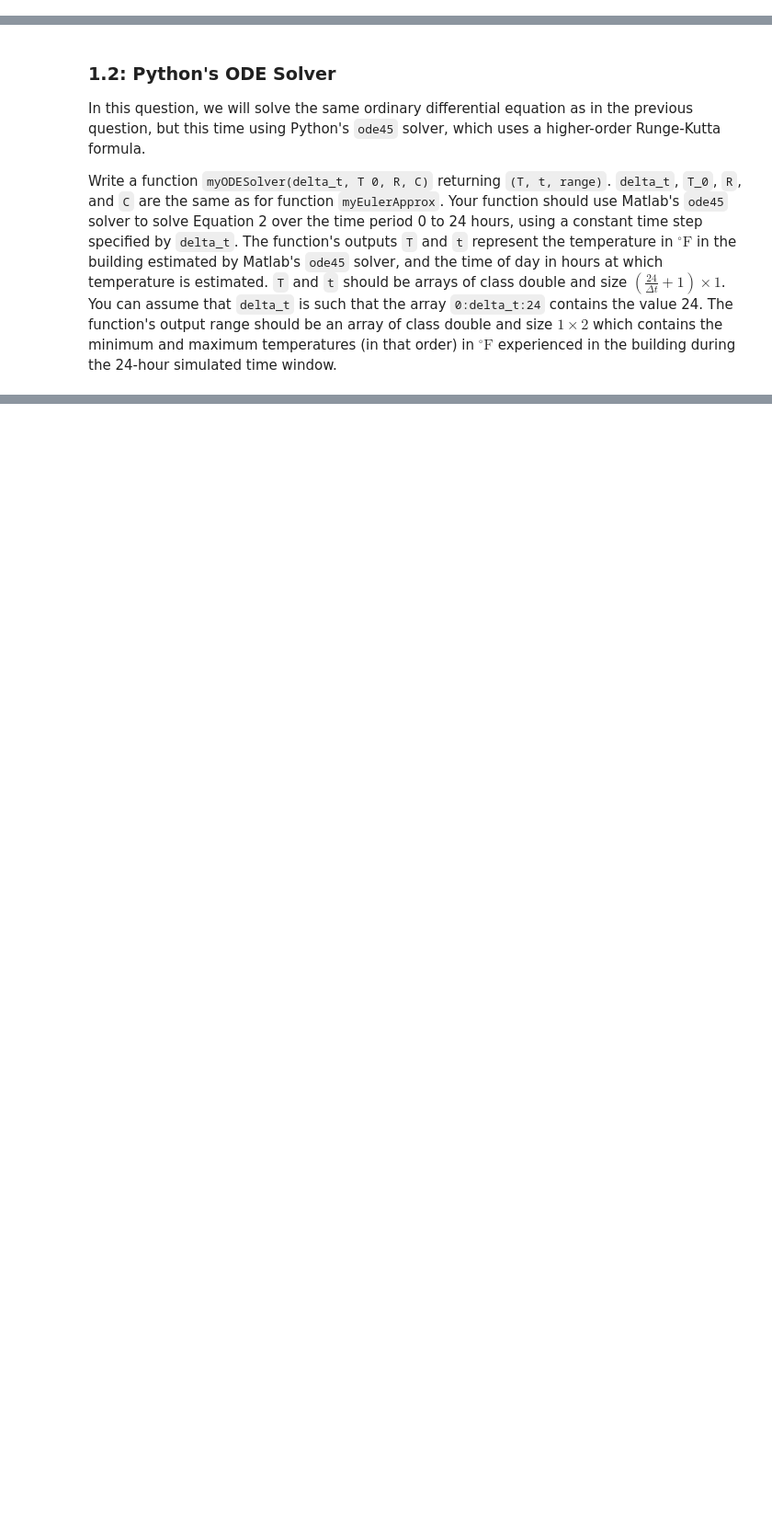
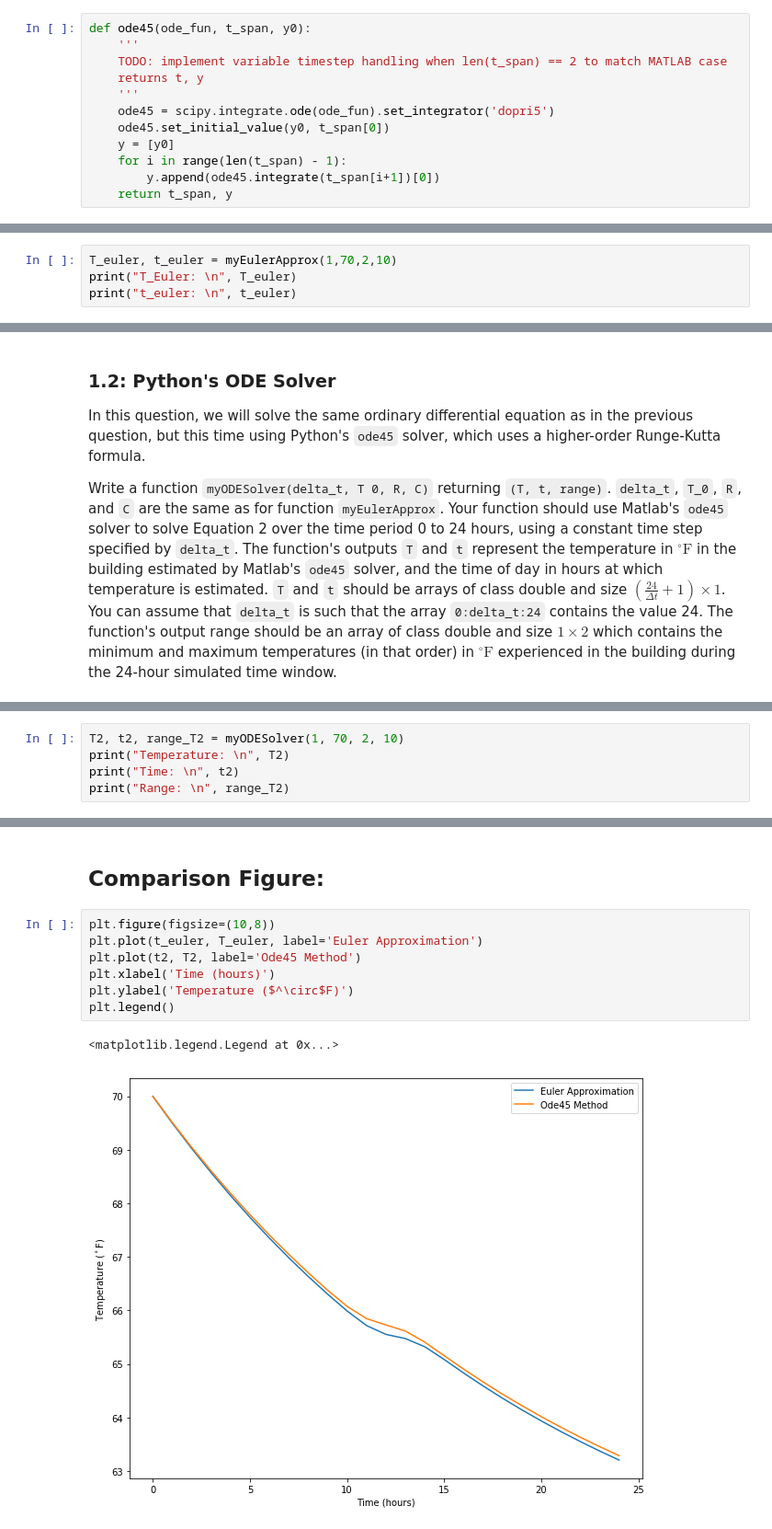
Before and after one commit to ds-modules/ENGIN-7, a Jupyter notebook: pycharm_e7/2016/Lab12/lab12_sol.ipynb, the cells around one changed output, grey strips where cells are left out. Shown: that part at 92% size. Saved outputs shown, nothing was run; the diff lists cells and outputs as text; blank space fills up the shorter version.

```diff
--- a/pycharm_e7/2016/Lab12/lab12_sol.ipynb
+++ b/pycharm_e7/2016/Lab12/lab12_sol.ipynb
@@ -17,3 +22,15 @@ np.seterr(all='ignore');
+# %%
+def ode45(ode_fun, t_span, y0):
+    '''
+    TODO: implement variable timestep handling when len(t_span) == 2 to match MATLAB case
+    returns t, y
+    '''
+    ode45 = scipy.integrate.ode(ode_fun).set_integrator('dopri5')
+    ode45.set_initial_value(y0, t_span[0])
+    y = [y0]
+    for i in range(len(t_span) - 1):
+        y.append(ode45.integrate(t_span[i+1])[0])
+    return t_span, y
 # %% [markdown]
 ## Question 1: Thermal Dynamics of a Building
 
@@ -81,0 +142,4 @@ that the array `0:delta_t:24` contains the value 24.
+# %%
+T_euler, t_euler = myEulerApprox(1,70,2,10)
+print("T_Euler: \n", T_euler)
+print("t_euler: \n", t_euler)
@@ -113,0 +255,5 @@ problem):
+# %%
+T2, t2, range_T2 = myODESolver(1, 70, 2, 10)
+print("Temperature: \n", T2)
+print("Time: \n", t2)
+print("Range: \n", range_T2)
@@ -114,3 +268,15 @@ problem):
+# %% [markdown]
+## Comparison Figure:
+# %%
+plt.figure(figsize=(10,8))
+plt.plot(t_euler, T_euler, label='Euler Approximation')
+plt.plot(t2, T2, label='Ode45 Method')
+plt.xlabel('Time (hours)')
+plt.ylabel('Temperature ($^\circ$F)')
+plt.legend()
+# %% [output]
+<matplotlib.legend.Legend at 0x...>
+[figure, added]
 # %% [markdown]
 ## Question 2:
 
```
Also changed, not shown: parts of 13 cells of this notebook.
